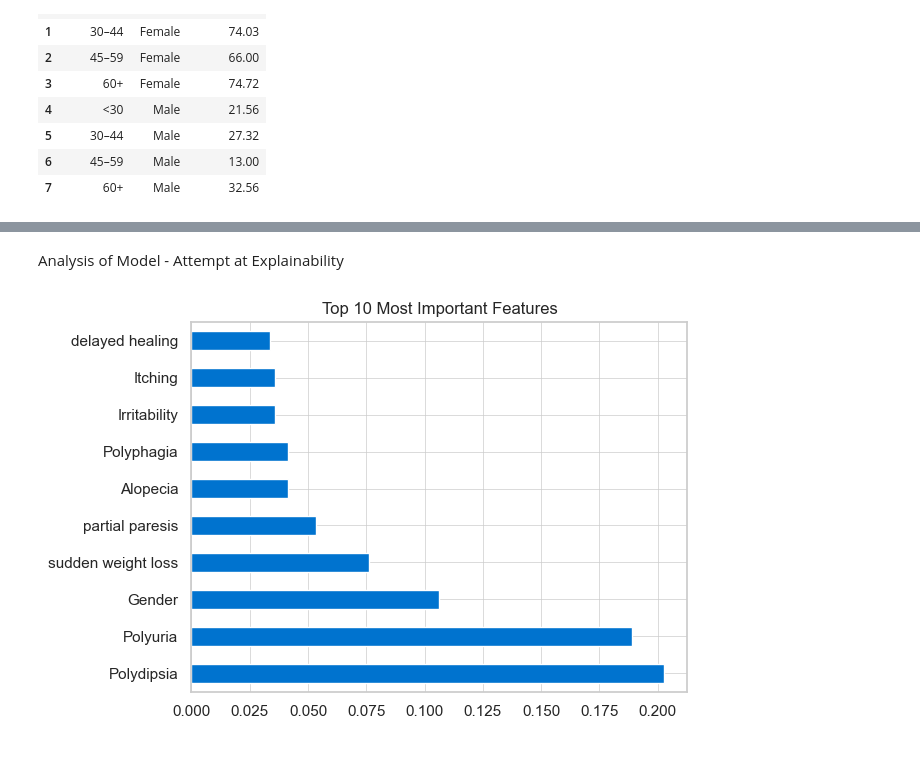
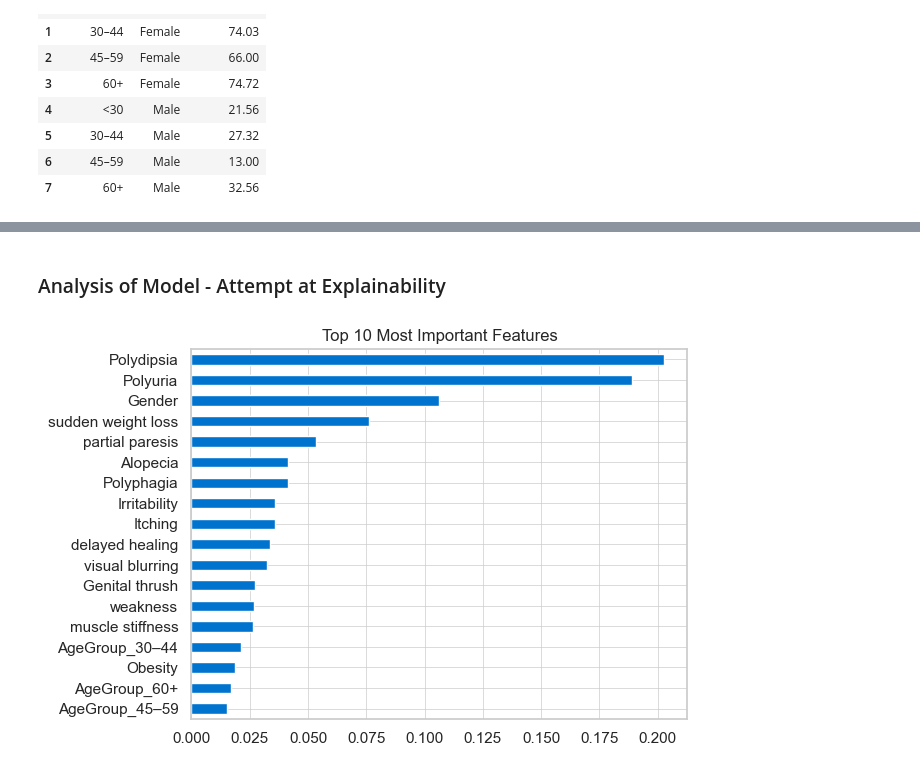
Before and after one commit to feeza2025/ds4, a Jupyter notebook: 01_activities/dataset_modelling_all.ipynb, the cells around one changed output, grey strips where cells are left out. Cells and saved outputs as stored; diff of their text form; code cells hidden in the pictures.

```diff
--- a/01_activities/dataset_modelling_all.ipynb
+++ b/01_activities/dataset_modelling_all.ipynb
@@ -868,13 +786,14 @@ plt.show()
 # %% [markdown]
-Analysis of Model - Attempt at Explainability
+### Analysis of Model - Attempt at Explainability
 # %%
 # Create a Series with feature importances
 importances = pd.Series(model_grid.feature_importances_, index=X.columns)
-importances.nlargest(10).plot(kind='barh') # top 10
+sorted(importances, reverse=True)
+importances.sort_values(ascending=True).plot(kind='barh')
 plt.title("Top 10 Most Important Features")
 plt.show()
 # %% [output]
-[figure, old version]
+[figure, new version]
 # %%
 # SHAP
 # TreeExplainer is highly optimized for Random Forests
```
Also changed, not shown: parts of 33 cells of this notebook.
